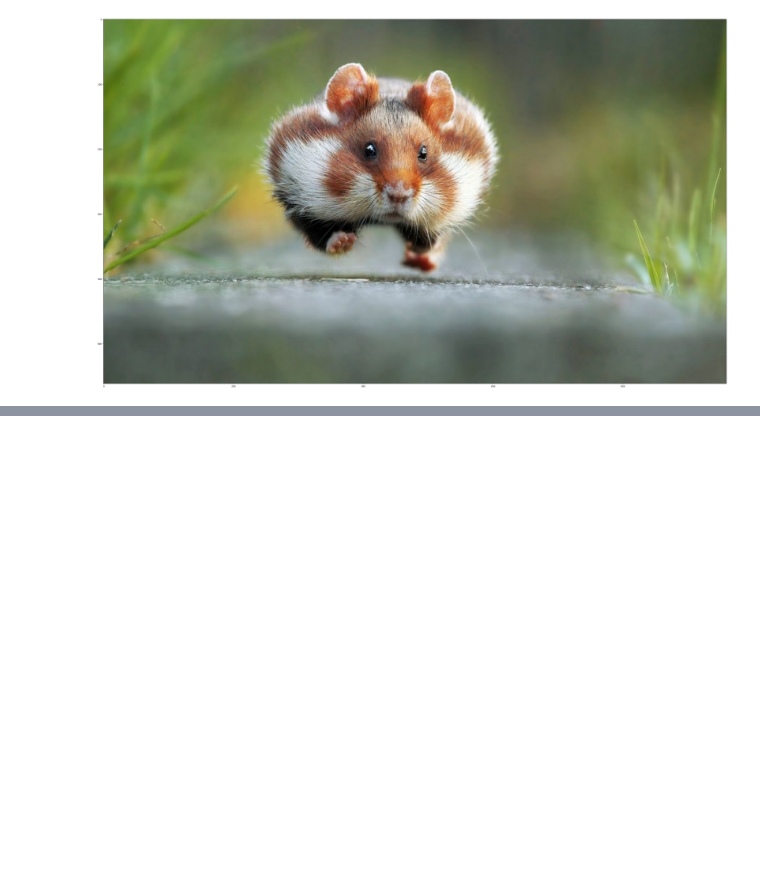
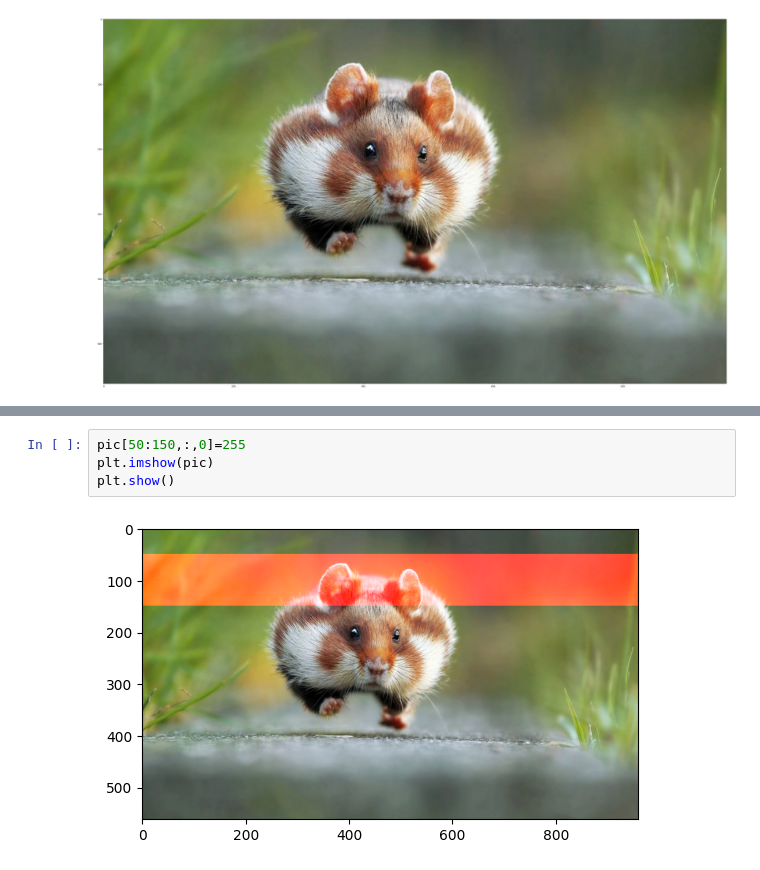
Before and after one commit to SIBI-MS/Image-Processing, a Jupyter notebook: Untitled0.ipynb, the cells around one changed output, grey strips where cells are left out. Drawn from its saved outputs; the diff is of its cells as text; blank space fills up the shorter version.

```diff
--- a/Untitled0.ipynb
+++ b/Untitled0.ipynb
@@ -196,0 +224,6 @@ plt.imshow(pic)
+# %%
+pic[50:150,:,0]=255
+plt.imshow(pic)
+plt.show()
+# %% [output]
+[figure, added]
```
Also changed, not shown: parts of 10 cells of this notebook.
